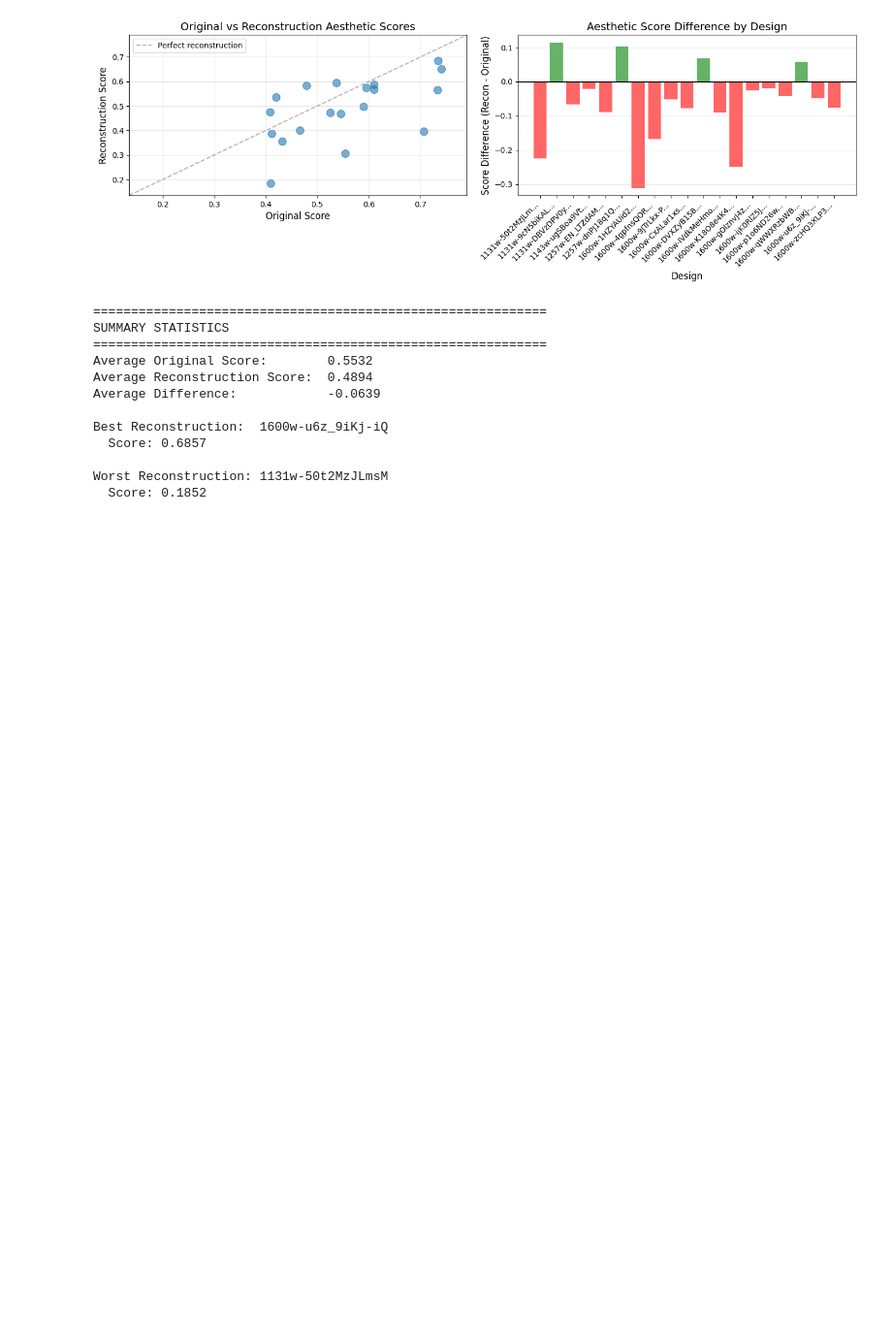
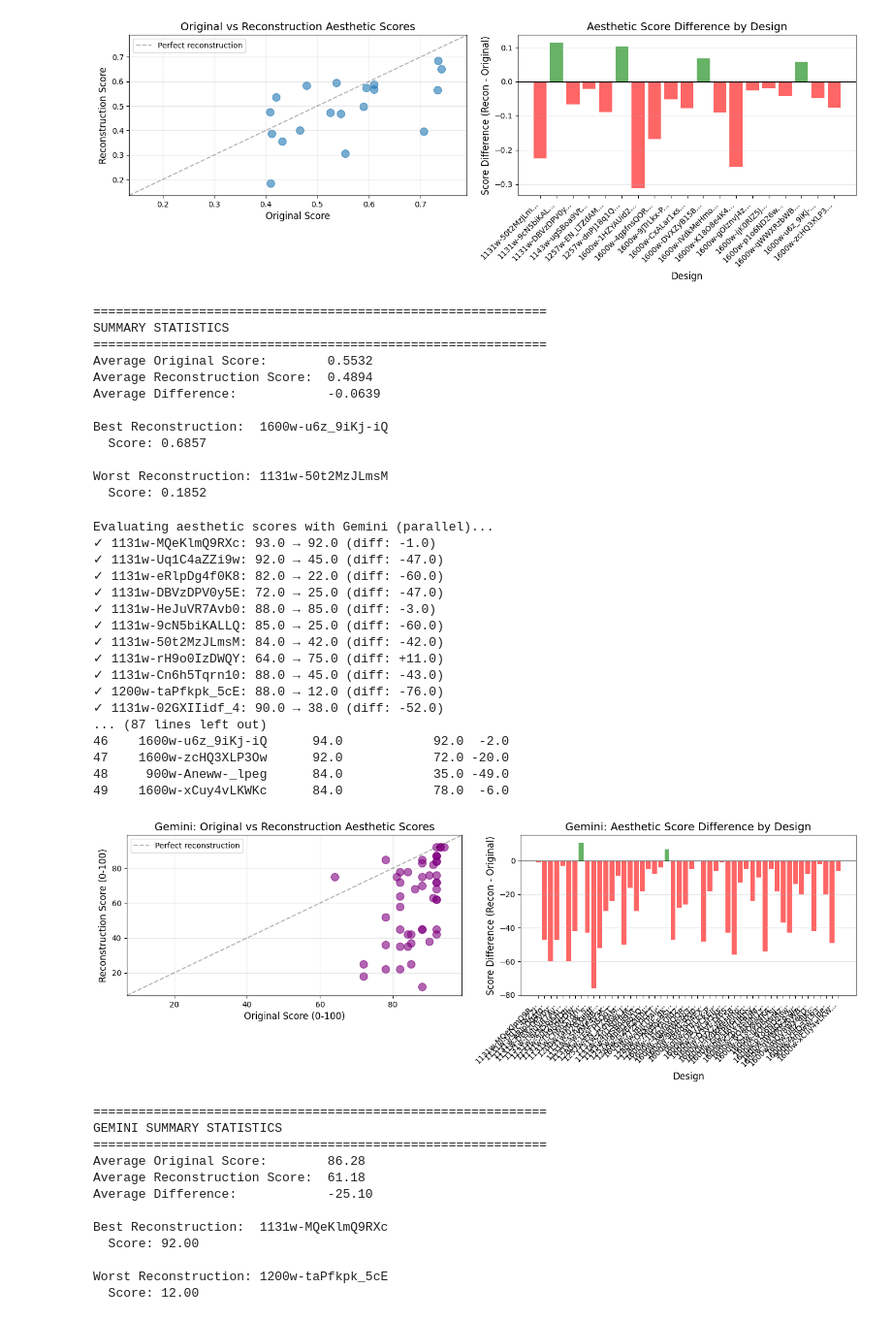
Before and after one commit to DaveFerBear/reconstruction-research, a Jupyter notebook: notebooks/explore.ipynb, the cells around one changed output. Shown at 97% size. Cells and saved outputs as stored; diff of their text form; code cells hidden in the pictures; blank space fills up the shorter version.

Commit message:
Gemini eval

```diff
--- a/notebooks/explore.ipynb
+++ b/notebooks/explore.ipynb
@@ -166,38 +166,54 @@ Best Reconstruction:  1600w-u6z_9iKj-iQ
 Worst Reconstruction: 1131w-50t2MzJLmsM
   Score: 0.1852
 # %%
-# Evaluate aesthetic scores using Gemini
+# Evaluate aesthetic scores using Gemini (parallelized)
 from lib.ai import gemini_score_aesthetic
+from concurrent.futures import ThreadPoolExecutor, as_completed
+import matplotlib.pyplot as plt
 
 canva_dir = Path('../datasets/canva')
 reconstructions_dir = Path('../datasets/reconstructions')
 
-print("Evaluating aesthetic scores with Gemini...")
+print("Evaluating aesthetic scores with Gemini (parallel)...")
 
 # Get all original Canva images
 canva_images = sorted(canva_dir.glob('*.webp'))
 
 results_gemini = []
 
-for img_path in canva_images:
+def score_pair(img_path):
+    """Score both original and reconstruction for a design."""
     design_name = img_path.stem
-
-    print(f"Scoring {design_name}...")
 
     # Score original
     original_score = gemini_score_aesthetic(img_path)
 
     # Score reconstruction if it exists
     reconstruction_path = reconstructions_dir / design_name / "render.png"
+    reconstruction_score = None
     if reconstruction_path.exists():
         reconstruction_score = gemini_score_aesthetic(reconstruction_path)
 
-        results_gemini.append({
-            'name': design_name,
-            'original': original_score,
-            'reconstruction': reconstruction_score,
-            'diff': reconstruction_score - original_score
-        })
+    return {
+        'name': design_name,
+        'original': original_score,
+        'reconstruction': reconstruction_score,
+        'diff': reconstruction_score - original_score if reconstruction_score else None
+    }
+
+# Use ThreadPoolExecutor to parallelize API calls
+with ThreadPoolExecutor(max_workers=10) as executor:
+    futures = {executor.submit(score_pair, img_path): img_path for img_path in canva_images}
+
+    for future in as_completed(futures):
+        img_path = futures[future]
+        try:
+            result = future.result()
+            if result['reconstruction'] is not None:
+                results_gemini.append(result)
+                print(f"✓ {result['name']}: {result['original']:.1f} → {result['reconstruction']:.1f} (diff: {result['diff']:+.1f})")
+        except Exception as e:
+            print(f"✗ {img_path.stem}: Error - {e}")
 
 # Convert to DataFrame
 df_gemini = pd.DataFrame(results_gemini)
@@ -226,30 +242,61 @@ if len(df_gemini) > 0:
     ax1.set_xlim(lims)
     ax1.set_ylim(lims)
 
     # Bar plot: Difference by design
     ax2 = axes[1]
     colors = ['green' if d >= 0 else 'red' for d in df_gemini['diff']]
     ax2.bar(range(len(df_gemini)), df_gemini['diff'], color=colors, alpha=0.6)
     ax2.axhline(y=0, color='k', linestyle='-', linewidth=0.8)
     ax2.set_xlabel('Design', fontsize=12)
     ax2.set_ylabel('Score Difference (Recon - Original)', fontsize=12)
     ax2.set_title('Gemini: Aesthetic Score Difference by Design', fontsize=14)
     ax2.set_xticks(range(len(df_gemini)))
     ax2.set_xticklabels([name[:15] + '...' if len(name) > 15 else name
                          for name in df_gemini['name']], rotation=45, ha='right')
     ax2.grid(True, alpha=0.3, axis='y')
 
     plt.tight_layout()
     plt.show()
 
     # Print summary stats
     print("\n" + "="*60)
     print("GEMINI SUMMARY STATISTICS")
     print("="*60)
     print(f"Average Original Score:        {df_gemini['original'].mean():.2f}")
     print(f"Average Reconstruction Score:  {df_gemini['reconstruction'].mean():.2f}")
     print(f"Average Difference:            {df_gemini['diff'].mean():+.2f}")
     print(f"\nBest Reconstruction:  {df_gemini.loc[df_gemini['reconstruction'].idxmax(), 'name']}")
     print(f"  Score: {df_gemini['reconstruction'].max():.2f}")
     print(f"\nWorst Reconstruction: {df_gemini.loc[df_gemini['reconstruction'].idxmin(), 'name']}")
     print(f"  Score: {df_gemini['reconstruction'].min():.2f}")
+# %% [output]
+Evaluating aesthetic scores with Gemini (parallel)...
+✓ 1131w-MQeKlmQ9RXc: 93.0 → 92.0 (diff: -1.0)
+✓ 1131w-Uq1C4aZZi9w: 92.0 → 45.0 (diff: -47.0)
+✓ 1131w-eRlpDg4f0K8: 82.0 → 22.0 (diff: -60.0)
+✓ 1131w-DBVzDPV0y5E: 72.0 → 25.0 (diff: -47.0)
+✓ 1131w-HeJuVR7Avb0: 88.0 → 85.0 (diff: -3.0)
+✓ 1131w-9cN5biKALLQ: 85.0 → 25.0 (diff: -60.0)
+✓ 1131w-50t2MzJLmsM: 84.0 → 42.0 (diff: -42.0)
+✓ 1131w-rH9o0IzDWQY: 64.0 → 75.0 (diff: +11.0)
+✓ 1131w-Cn6h5Tqrn10: 88.0 → 45.0 (diff: -43.0)
+✓ 1200w-taPfkpk_5cE: 88.0 → 12.0 (diff: -76.0)
+✓ 1131w-02GXIIidf_4: 90.0 → 38.0 (diff: -52.0)
+... (87 lines left out)
+46    1600w-u6z_9iKj-iQ      94.0            92.0  -2.0
+47    1600w-zcHQ3XLP3Ow      92.0            72.0 -20.0
+48     900w-Aneww-_lpeg      84.0            35.0 -49.0
+49    1600w-xCuy4vLKWKc      84.0            78.0  -6.0
+[figure, added]
+============================================================
+GEMINI SUMMARY STATISTICS
+============================================================
+Average Original Score:        86.28
+Average Reconstruction Score:  61.18
+Average Difference:            -25.10
+
+Best Reconstruction:  1131w-MQeKlmQ9RXc
+  Score: 92.00
+
+Worst Reconstruction: 1200w-taPfkpk_5cE
+  Score: 12.00
```
